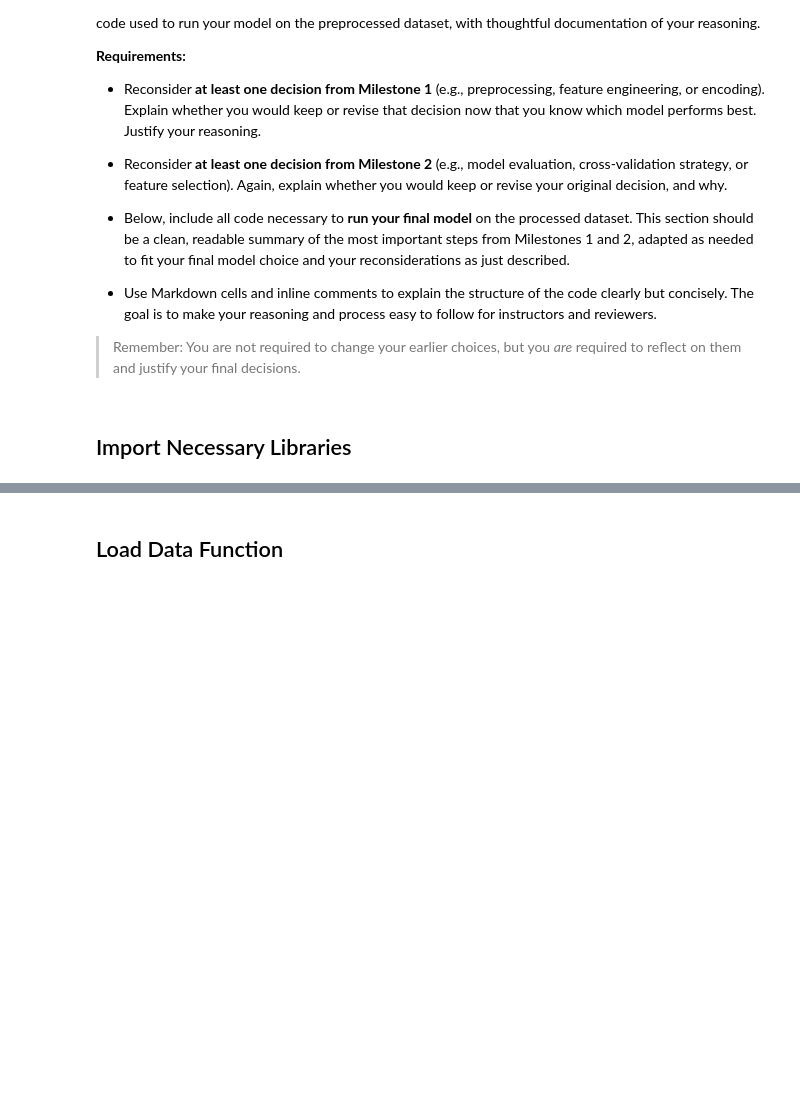
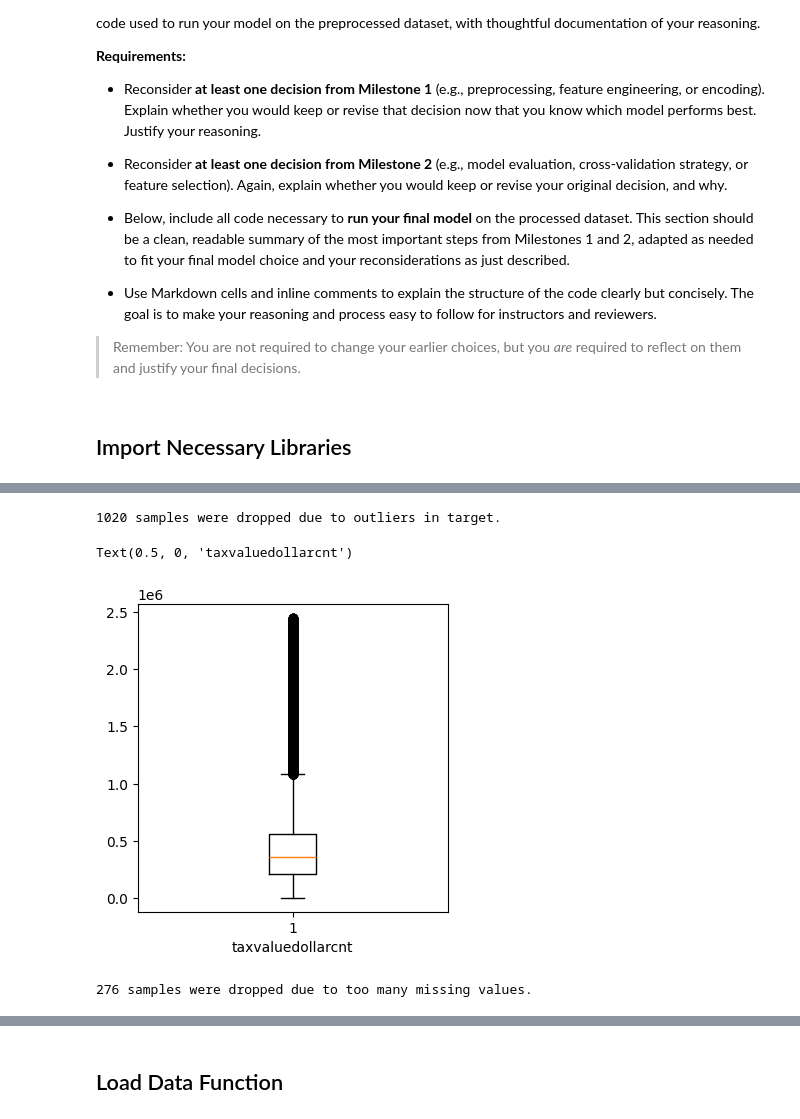
Before and after one commit to jtvon/Module-3-Assignments, a Jupyter notebook: Final_Project_Report.ipynb, the cells around one changed output, grey strips where cells are left out. Drawn from its saved outputs; the diff is of its cells as text; code cells hidden in the pictures; blank space fills up the shorter version.

```diff
--- a/Final_Project_Report.ipynb
+++ b/Final_Project_Report.ipynb
@@ -136,0 +257,24 @@ def format_hms(seconds):
+# %%
+# Drop samples with extreme outliers in the target (i.e., > 3SD from the mean)
+from scipy.stats import zscore
+
+z_scores = np.abs(zscore(df_clean_missing_target['taxvaluedollarcnt'])) # Calculate z-scores
+df_clean_target = df_clean_missing_target[z_scores < 3]
+
+print(f'{df_clean_missing_target.shape[0] - df_clean_target.shape[0]} samples were dropped due to outliers in target.')
+
+# Boxplot to check outlier
+plt.figure(figsize=(4, 4))
+plt.boxplot(df_clean_target['taxvaluedollarcnt'])
+plt.xlabel('taxvaluedollarcnt')
+# %% [output]
+1020 samples were dropped due to outliers in target.
+Text(0.5, 0, 'taxvaluedollarcnt')
+[figure, added]
+# %%
+# Drop samples with too many missing values (i.e., more than 50% nulls)
+num_missing = int(df_clean_target.shape[1] * 0.5)
+df_clean_missing = df_clean_target[df_clean_target.isnull().sum(axis=1) < num_missing]
+print(f'{df_clean_target.shape[0] - df_clean_missing.shape[0]} samples were dropped due to too many missing values.')
+# %% [output]
+276 samples were dropped due to too many missing values.
```
Also changed, not shown: parts of 41 cells of this notebook, 2 other files.
